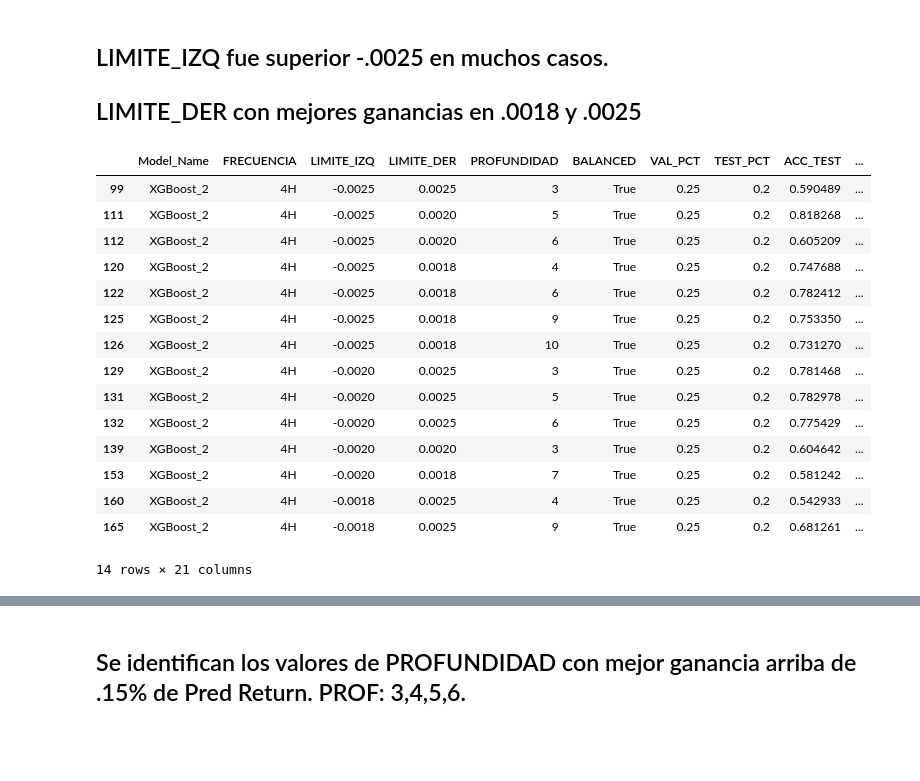
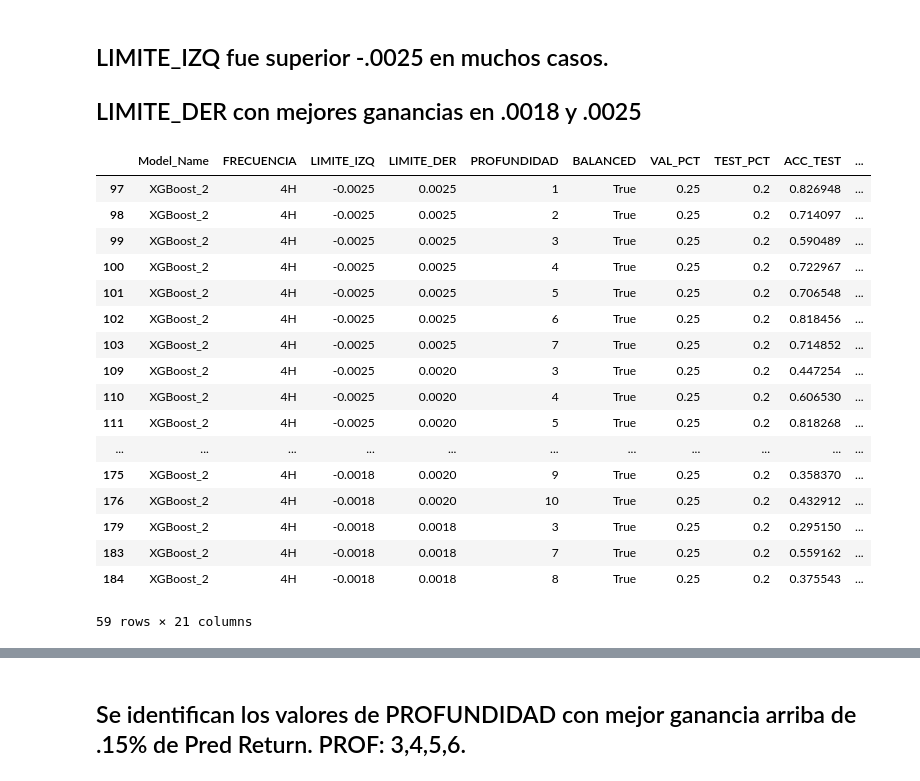
Before and after one commit to mawrer/forex_prediction, a Jupyter notebook: Jupyter Notebooks/IDI4/Pipeline/pipeline-2.ipynb, the cells around one changed output, grey strips where cells are left out. Drawn from its saved outputs; the diff is of its cells as text; code cells hidden in the pictures; blank space fills up the shorter version.

```diff
--- a/Jupyter Notebooks/IDI4/Pipeline/pipeline-2.ipynb
+++ b/Jupyter Notebooks/IDI4/Pipeline/pipeline-2.ipynb
@@ -460,22 +460,24 @@ g.despine(left=True)
 
 ## LIMITE_DER con mejores ganancias en .0018 y .0025
 # %%
-winners = this_model.loc[this_model['Pred_Return_%'] >= 15]
+winners = this_model.loc[this_model['Pred_Return_%'] > 0]
 winners
 # %% [output]
 |  | Model_Name | FRECUENCIA | LIMITE_IZQ | LIMITE_DER | PROFUNDIDAD | BALANCED | VAL_PCT | TEST_PCT | ACC_TEST | ... |
+| 97 | XGBoost_2 | 4H | -0.0025 | 0.0025 | 1 | True | 0.25 | 0.2 | 0.826948 | ... |
+| 98 | XGBoost_2 | 4H | -0.0025 | 0.0025 | 2 | True | 0.25 | 0.2 | 0.714097 | ... |
 | 99 | XGBoost_2 | 4H | -0.0025 | 0.0025 | 3 | True | 0.25 | 0.2 | 0.590489 | ... |
+| 100 | XGBoost_2 | 4H | -0.0025 | 0.0025 | 4 | True | 0.25 | 0.2 | 0.722967 | ... |
+| 101 | XGBoost_2 | 4H | -0.0025 | 0.0025 | 5 | True | 0.25 | 0.2 | 0.706548 | ... |
+| 102 | XGBoost_2 | 4H | -0.0025 | 0.0025 | 6 | True | 0.25 | 0.2 | 0.818456 | ... |
+| 103 | XGBoost_2 | 4H | -0.0025 | 0.0025 | 7 | True | 0.25 | 0.2 | 0.714852 | ... |
+| 109 | XGBoost_2 | 4H | -0.0025 | 0.0020 | 3 | True | 0.25 | 0.2 | 0.447254 | ... |
+| 110 | XGBoost_2 | 4H | -0.0025 | 0.0020 | 4 | True | 0.25 | 0.2 | 0.606530 | ... |
 | 111 | XGBoost_2 | 4H | -0.0025 | 0.0020 | 5 | True | 0.25 | 0.2 | 0.818268 | ... |
-| 112 | XGBoost_2 | 4H | -0.0025 | 0.0020 | 6 | True | 0.25 | 0.2 | 0.605209 | ... |
-| 120 | XGBoost_2 | 4H | -0.0025 | 0.0018 | 4 | True | 0.25 | 0.2 | 0.747688 | ... |
-| 122 | XGBoost_2 | 4H | -0.0025 | 0.0018 | 6 | True | 0.25 | 0.2 | 0.782412 | ... |
-| 125 | XGBoost_2 | 4H | -0.0025 | 0.0018 | 9 | True | 0.25 | 0.2 | 0.753350 | ... |
-| 126 | XGBoost_2 | 4H | -0.0025 | 0.0018 | 10 | True | 0.25 | 0.2 | 0.731270 | ... |
-| 129 | XGBoost_2 | 4H | -0.0020 | 0.0025 | 3 | True | 0.25 | 0.2 | 0.781468 | ... |
-| 131 | XGBoost_2 | 4H | -0.0020 | 0.0025 | 5 | True | 0.25 | 0.2 | 0.782978 | ... |
-| 132 | XGBoost_2 | 4H | -0.0020 | 0.0025 | 6 | True | 0.25 | 0.2 | 0.775429 | ... |
-| 139 | XGBoost_2 | 4H | -0.0020 | 0.0020 | 3 | True | 0.25 | 0.2 | 0.604642 | ... |
-| 153 | XGBoost_2 | 4H | -0.0020 | 0.0018 | 7 | True | 0.25 | 0.2 | 0.581242 | ... |
-| 160 | XGBoost_2 | 4H | -0.0018 | 0.0025 | 4 | True | 0.25 | 0.2 | 0.542933 | ... |
-| 165 | XGBoost_2 | 4H | -0.0018 | 0.0025 | 9 | True | 0.25 | 0.2 | 0.681261 | ... |
+| ... | ... | ... | ... | ... | ... | ... | ... | ... | ... | ... |
+| 175 | XGBoost_2 | 4H | -0.0018 | 0.0020 | 9 | True | 0.25 | 0.2 | 0.358370 | ... |
+| 176 | XGBoost_2 | 4H | -0.0018 | 0.0020 | 10 | True | 0.25 | 0.2 | 0.432912 | ... |
+| 179 | XGBoost_2 | 4H | -0.0018 | 0.0018 | 3 | True | 0.25 | 0.2 | 0.295150 | ... |
+| 183 | XGBoost_2 | 4H | -0.0018 | 0.0018 | 7 | True | 0.25 | 0.2 | 0.559162 | ... |
+| 184 | XGBoost_2 | 4H | -0.0018 | 0.0018 | 8 | True | 0.25 | 0.2 | 0.375543 | ... |
-14 rows × 21 columns
+59 rows × 21 columns
```
Also changed, not shown: parts of 3 cells of this notebook, 6 other files.
